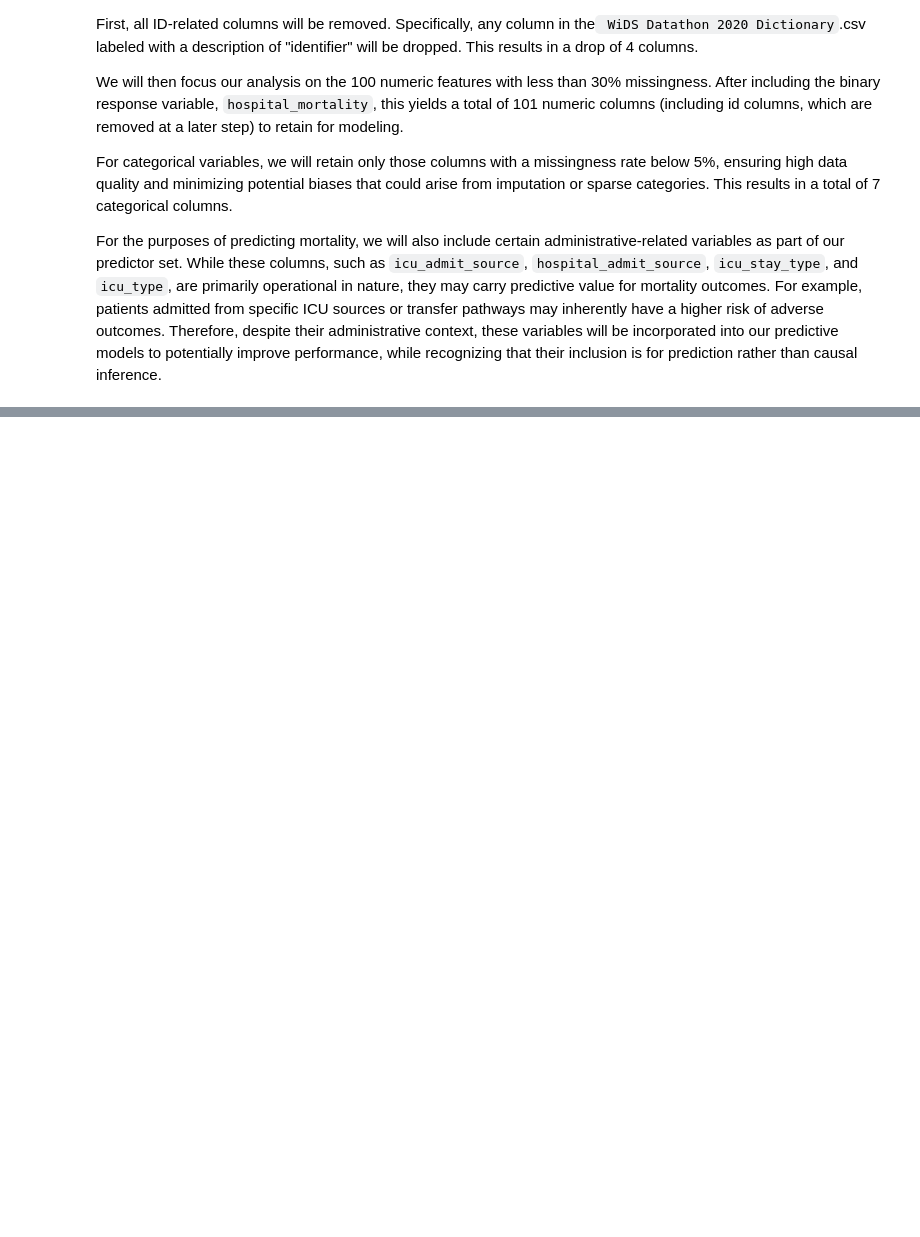
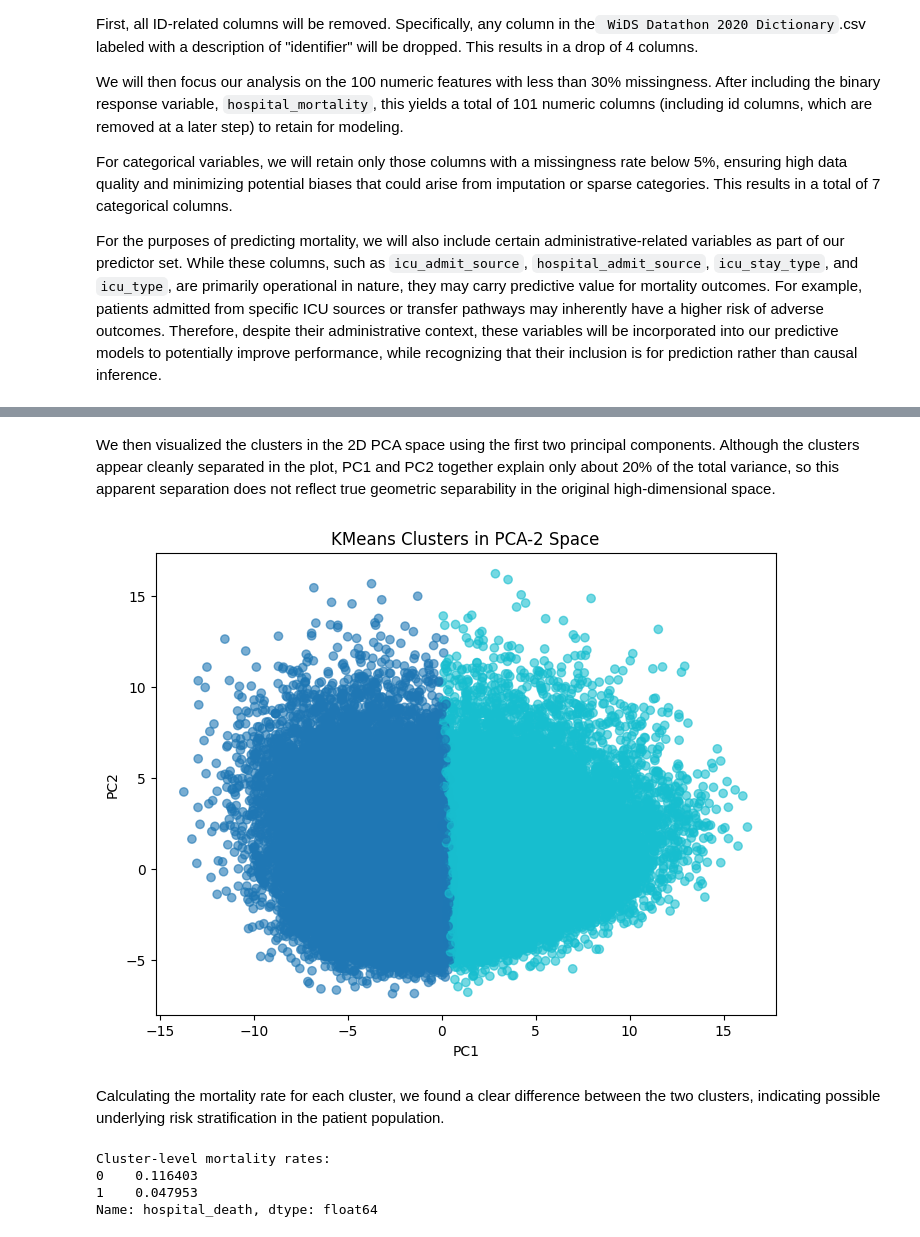
Before and after one commit to cindyrenxy/ac209a-project, a Jupyter notebook: AC209A Project MS3.ipynb, the cells around one changed output, grey strips where cells are left out. Drawn from its saved outputs; the diff is of its cells as text; code cells hidden in the pictures; blank space fills up the shorter version.

Commit message:
Added PCA/Clustering

```diff
--- a/AC209A Project MS3.ipynb
+++ b/AC209A Project MS3.ipynb
@@ -413,0 +482,23 @@ preprocess = ColumnTransformer([
+# %%
+from sklearn.cluster import KMeans
+from sklearn.metrics import silhouette_score
+
+pca_46 = PCA(n_components=46)
+X_pca_46 = pca_46.fit_transform(X_processed)
+
+sample_idx = np.random.choice(len(X_pca_46), size=5000, replace=False)
+X_sample = X_pca_46[sample_idx]
+
+sil_scores = {}
+cluster_assignments = {}
+
+for k in range(2, 10):
+    kmeans = KMeans(n_clusters=k, random_state=42)
+    clusters_46 = kmeans.fit_predict(X_pca_46)
+    cluster_assignments[k] = clusters_46
+
+    clusters_sample = kmeans.predict(X_sample)
+    sil = silhouette_score(X_sample, clusters_sample)
+    sil_scores[k] = sil
+
+sil_scores
@@ -413,0 +514,26 @@ preprocess = ColumnTransformer([
+# %% [markdown]
+We then visualized the clusters in the 2D PCA space using the first two principal components. Although the clusters appear cleanly separated in the plot, PC1 and PC2 together explain only about 20% of the total variance, so this apparent separation does not reflect true geometric separability in the original high-dimensional space.
+# %%
+k = 2
+clusters_k = cluster_assignments[k]
+plt.figure(figsize=(8, 6))
+plt.scatter(X_pca_2[:, 0], X_pca_2[:, 1], c=clusters_k, cmap="tab10", alpha=0.6)
+plt.xlabel("PC1")
+plt.ylabel("PC2")
+plt.title("KMeans Clusters in PCA-2 Space")
+plt.show()
+# %% [output]
+[figure, added]
+# %% [markdown]
+Calculating the mortality rate for each cluster, we found a clear difference between the two clusters, indicating possible underlying risk stratification in the patient population.
+# %%
+cluster_series = pd.Series(clusters_k, index=y.index)
+mortality_by_cluster = y.groupby(cluster_series).mean()
+
+print("Cluster-level mortality rates:")
+print(mortality_by_cluster)
+# %% [output]
+Cluster-level mortality rates:
+0    0.116403
+1    0.047953
+Name: hospital_death, dtype: float64
```
Also changed, not shown: parts of 17 cells of this notebook.
